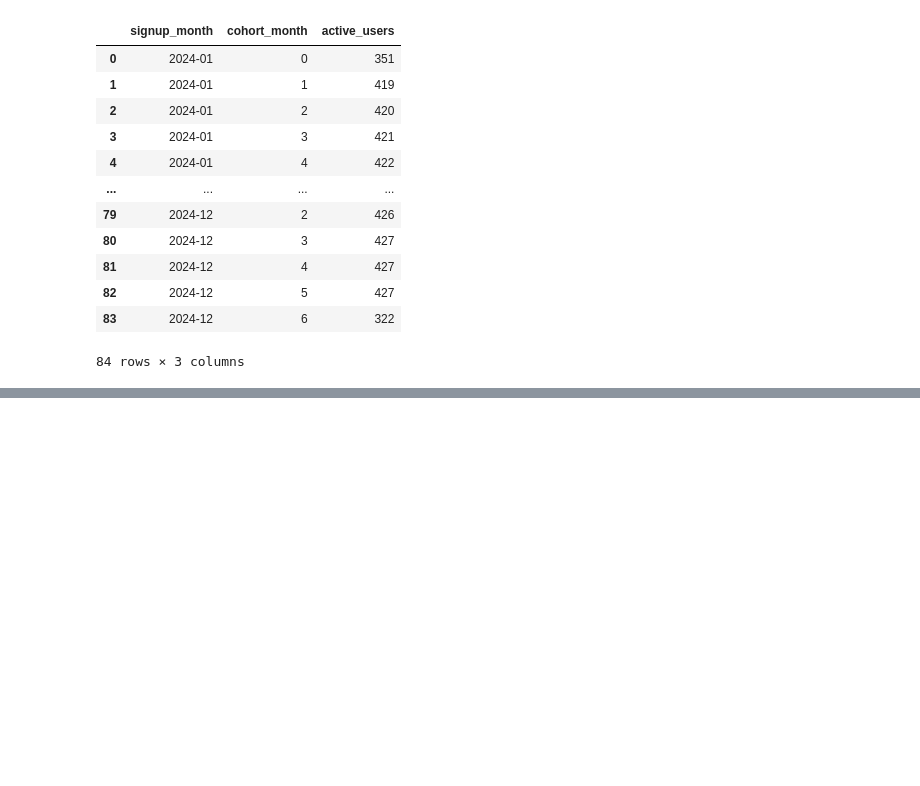
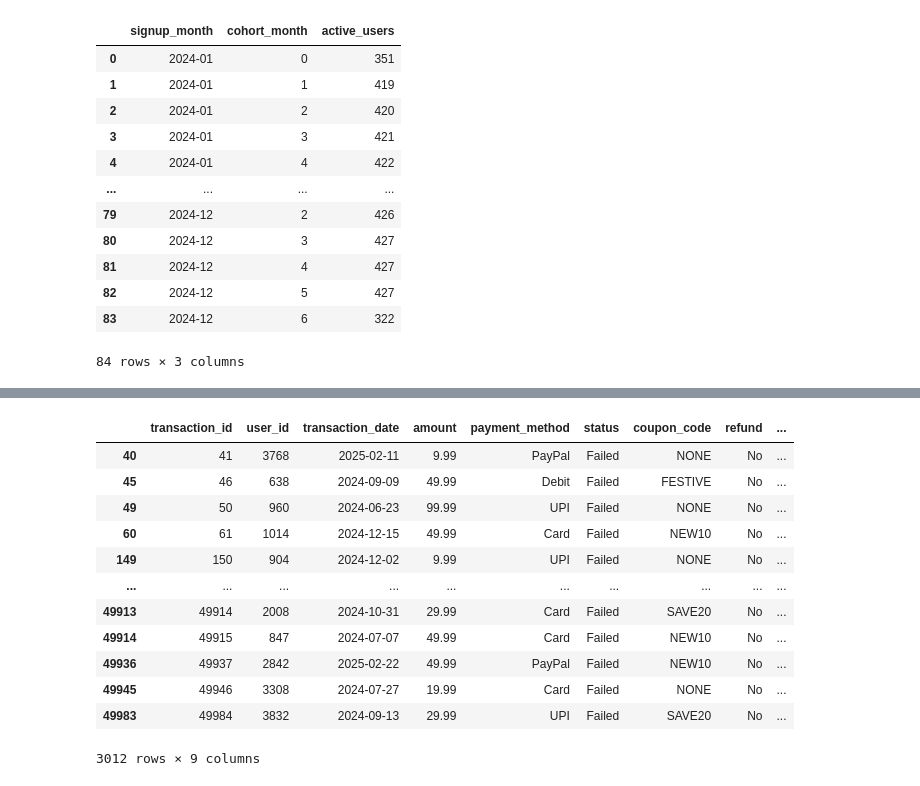
Before and after one commit to PriyaKotera16/User-Retention-Cohort-Analysis, a Jupyter notebook: User_Retention_Cohort_Analysis.ipynb, the cells around one changed output, grey strips where cells are left out. Saved outputs shown, nothing was run; the diff lists cells and outputs as text; code cells hidden in the pictures; blank space fills up the shorter version.

Commit message:
Complete cohort retention and transaction analysis

```diff
--- a/User_Retention_Cohort_Analysis.ipynb
+++ b/User_Retention_Cohort_Analysis.ipynb
@@ -160,0 +488,3 @@ cohort_data
+# %%
+transactions["transaction_month"] = transactions["transaction_date"].dt.to_period("M")
+transactions.groupby(["status", "transaction_month"]) ["transaction_id"].count()
@@ -160,0 +509,17 @@ cohort_data
+# %%
+failed_transaction=transactions[transactions["status"]=="Failed"]
+failed_transaction
+# %% [output]
+|  | transaction_id | user_id | transaction_date | amount | payment_method | status | coupon_code | refund | ... |
+| 40 | 41 | 3768 | 2025-02-11 | 9.99 | PayPal | Failed | NONE | No | ... |
+| 45 | 46 | 638 | 2024-09-09 | 49.99 | Debit | Failed | FESTIVE | No | ... |
+| 49 | 50 | 960 | 2024-06-23 | 99.99 | UPI | Failed | NONE | No | ... |
+| 60 | 61 | 1014 | 2024-12-15 | 49.99 | Card | Failed | NEW10 | No | ... |
+| 149 | 150 | 904 | 2024-12-02 | 9.99 | UPI | Failed | NONE | No | ... |
+| ... | ... | ... | ... | ... | ... | ... | ... | ... | ... |
+| 49913 | 49914 | 2008 | 2024-10-31 | 29.99 | Card | Failed | SAVE20 | No | ... |
+| 49914 | 49915 | 847 | 2024-07-07 | 49.99 | Card | Failed | NEW10 | No | ... |
+| 49936 | 49937 | 2842 | 2025-02-22 | 49.99 | PayPal | Failed | NEW10 | No | ... |
+| 49945 | 49946 | 3308 | 2024-07-27 | 19.99 | Card | Failed | NONE | No | ... |
+| 49983 | 49984 | 3832 | 2024-09-13 | 29.99 | UPI | Failed | SAVE20 | No | ... |
+3012 rows × 9 columns
```
Also changed, not shown: parts of 59 cells of this notebook.
